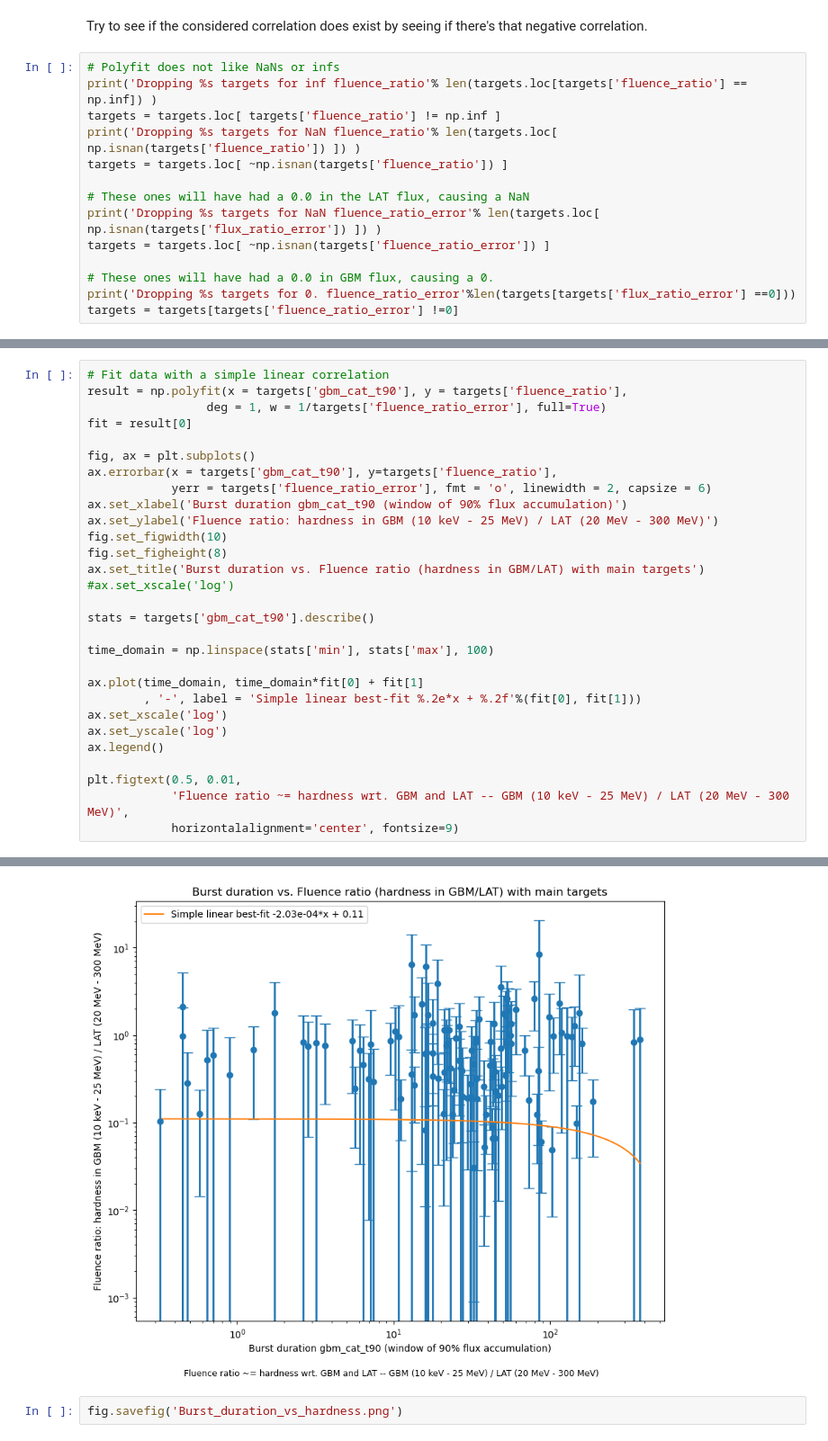
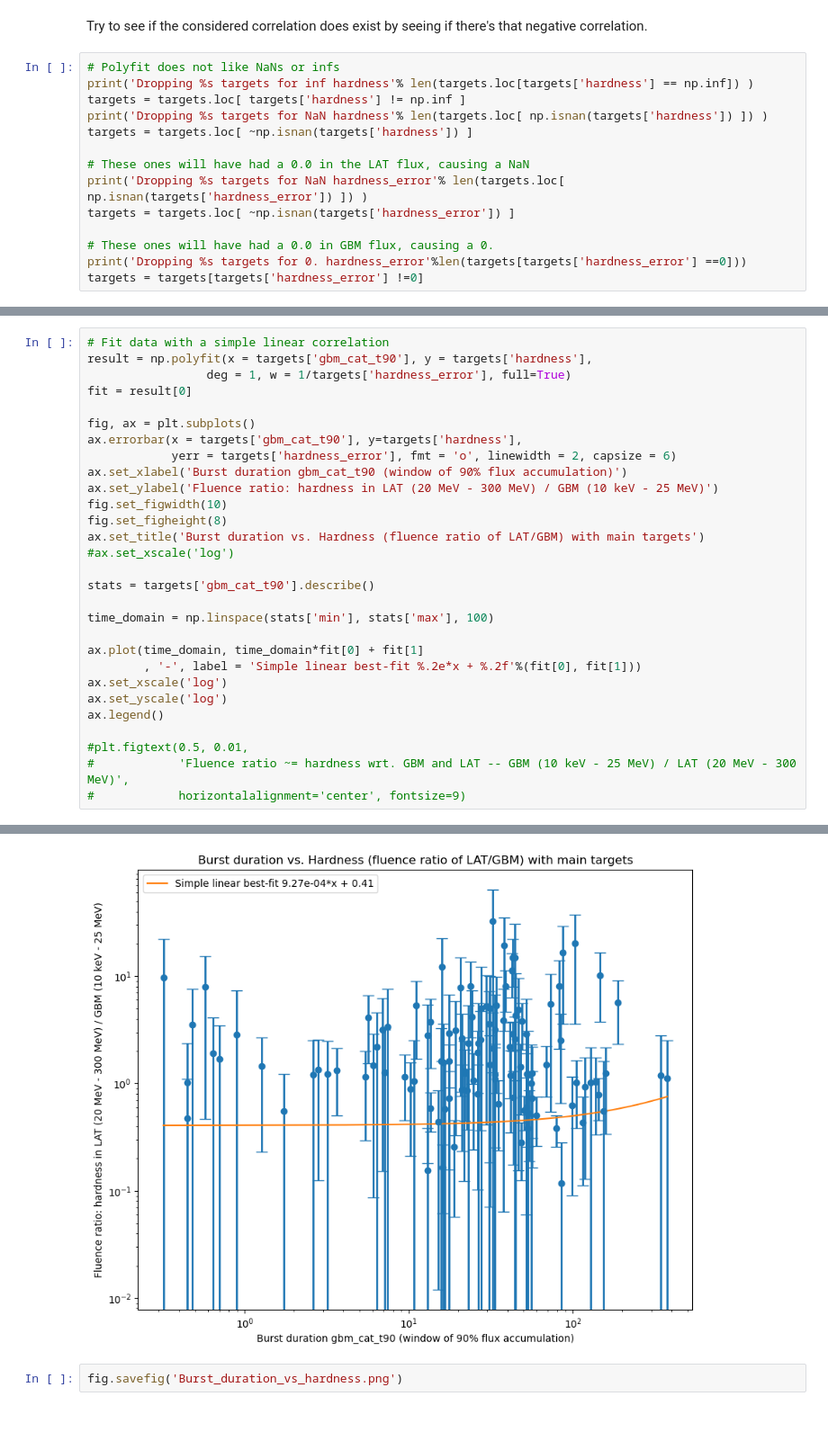
Before and after one commit to xboluna/Research, a Jupyter notebook: BHRad/GBM_Catalog_Searching/Exploring_possible_candidates.ipynb, the cells around one changed output, grey strips where cells are left out. Shown at 90% size. Drawn from its saved outputs; the diff is of its cells as text.

Commit message:
fixed hardness and isotropy ratios (center/anticenter)

```diff
--- a/BHRad/GBM_Catalog_Searching/Exploring_possible_candidates.ipynb
+++ b/BHRad/GBM_Catalog_Searching/Exploring_possible_candidates.ipynb
@@ -137,16 +144,16 @@ ax.set_ylim(-.75,8)
 Try to see if the considered correlation does exist by seeing if there's that negative correlation.
 # %%
 # Polyfit does not like NaNs or infs
-print('Dropping %s targets for inf fluence_ratio'% len(targets.loc[targets['fluence_ratio'] == np.inf]) )
-targets = targets.loc[ targets['fluence_ratio'] != np.inf ]
-print('Dropping %s targets for NaN fluence_ratio'% len(targets.loc[ np.isnan(targets['fluence_ratio']) ]) )
-targets = targets.loc[ ~np.isnan(targets['fluence_ratio']) ]
+print('Dropping %s targets for inf hardness'% len(targets.loc[targets['hardness'] == np.inf]) )
+targets = targets.loc[ targets['hardness'] != np.inf ]
+print('Dropping %s targets for NaN hardness'% len(targets.loc[ np.isnan(targets['hardness']) ]) )
+targets = targets.loc[ ~np.isnan(targets['hardness']) ]
 
 # These ones will have had a 0.0 in the LAT flux, causing a NaN
-print('Dropping %s targets for NaN fluence_ratio_error'% len(targets.loc[ np.isnan(targets['flux_ratio_error']) ]) )
-targets = targets.loc[ ~np.isnan(targets['fluence_ratio_error']) ]
+print('Dropping %s targets for NaN hardness_error'% len(targets.loc[ np.isnan(targets['hardness_error']) ]) )
+targets = targets.loc[ ~np.isnan(targets['hardness_error']) ]
 
 # These ones will have had a 0.0 in GBM flux, causing a 0.
-print('Dropping %s targets for 0. fluence_ratio_error'%len(targets[targets['flux_ratio_error'] ==0]))
-targets = targets[targets['fluence_ratio_error'] !=0]
+print('Dropping %s targets for 0. hardness_error'%len(targets[targets['hardness_error'] ==0]))
+targets = targets[targets['hardness_error'] !=0]
 # %% [output]
@@ -157,17 +164,17 @@ Dropping 14 targets for 0. fluence_ratio_error
 # %%
 # Fit data with a simple linear correlation
-result = np.polyfit(x = targets['gbm_cat_t90'], y = targets['fluence_ratio'],
-                 deg = 1, w = 1/targets['fluence_ratio_error'], full=True)
+result = np.polyfit(x = targets['gbm_cat_t90'], y = targets['hardness'],
+                 deg = 1, w = 1/targets['hardness_error'], full=True)
 fit = result[0]
 
 fig, ax = plt.subplots()
-ax.errorbar(x = targets['gbm_cat_t90'], y=targets['fluence_ratio'],
-            yerr = targets['fluence_ratio_error'], fmt = 'o', linewidth = 2, capsize = 6)
+ax.errorbar(x = targets['gbm_cat_t90'], y=targets['hardness'],
+            yerr = targets['hardness_error'], fmt = 'o', linewidth = 2, capsize = 6)
 ax.set_xlabel('Burst duration gbm_cat_t90 (window of 90% flux accumulation)')
-ax.set_ylabel('Fluence ratio: hardness in GBM (10 keV - 25 MeV) / LAT (20 MeV - 300 MeV)')
+ax.set_ylabel('Fluence ratio: hardness in LAT (20 MeV - 300 MeV) / GBM (10 keV - 25 MeV)')
 fig.set_figwidth(10)
 fig.set_figheight(8)
-ax.set_title('Burst duration vs. Fluence ratio (hardness in GBM/LAT) with main targets')
+ax.set_title('Burst duration vs. Hardness (fluence ratio of LAT/GBM) with main targets')
 #ax.set_xscale('log')
 
 stats = targets['gbm_cat_t90'].describe()
@@ -180,7 +187,7 @@ ax.set_xscale('log')
 ax.set_yscale('log')
 ax.legend()
 
-plt.figtext(0.5, 0.01,
-            'Fluence ratio ~= hardness wrt. GBM and LAT -- GBM (10 keV - 25 MeV) / LAT (20 MeV - 300 MeV)',
-            horizontalalignment='center', fontsize=9)
+#plt.figtext(0.5, 0.01,
+#            'Fluence ratio ~= hardness wrt. GBM and LAT -- GBM (10 keV - 25 MeV) / LAT (20 MeV - 300 MeV)',
+#            horizontalalignment='center', fontsize=9)
 # %% [output]
@@ -188,4 +195,4 @@ Text(0.5, 0.01, 'Fluence ratio ~= hardness wrt. GBM and LAT -- GBM (10 keV - 25
-[figure, old version]
+[figure, new version]
 # %%
 fig.savefig('Burst_duration_vs_hardness.png')
 # %% [markdown]
```
Also changed, not shown: parts of 22 cells of this notebook, 3 other files.
